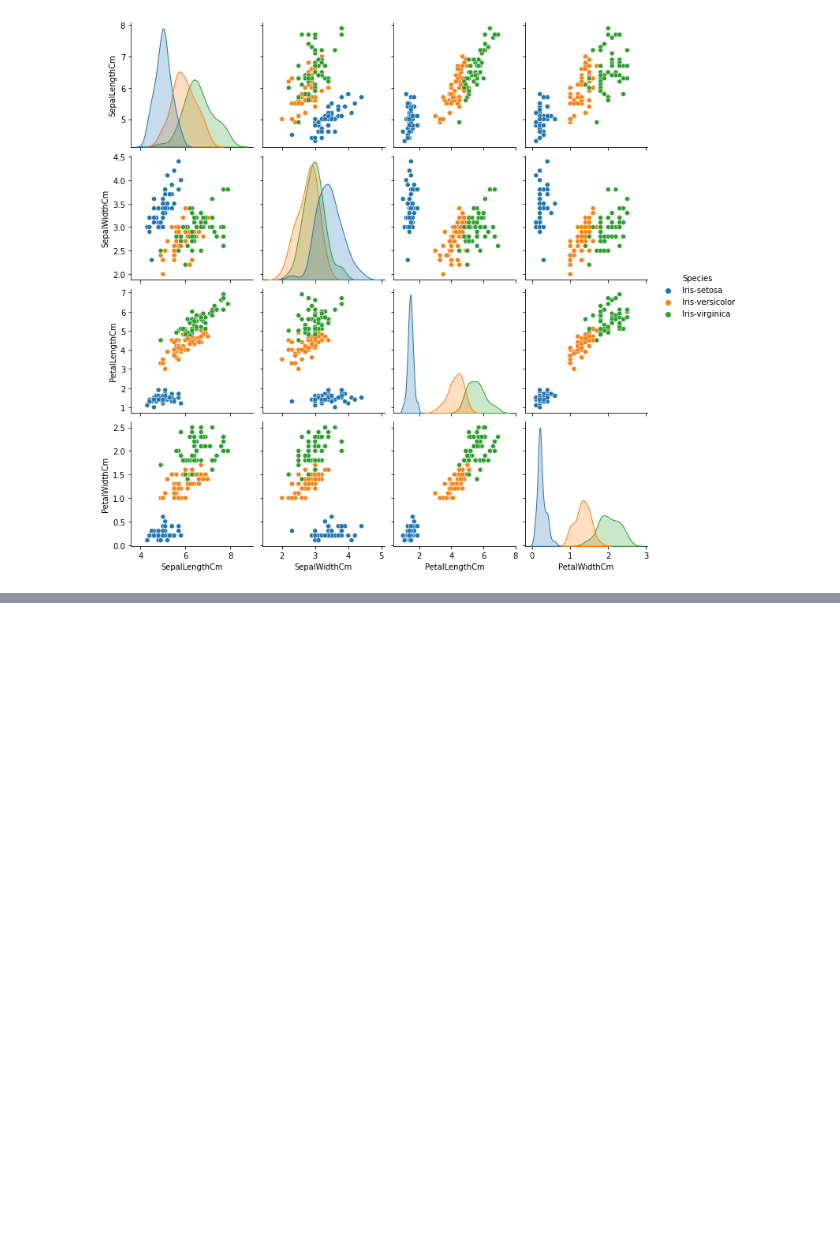
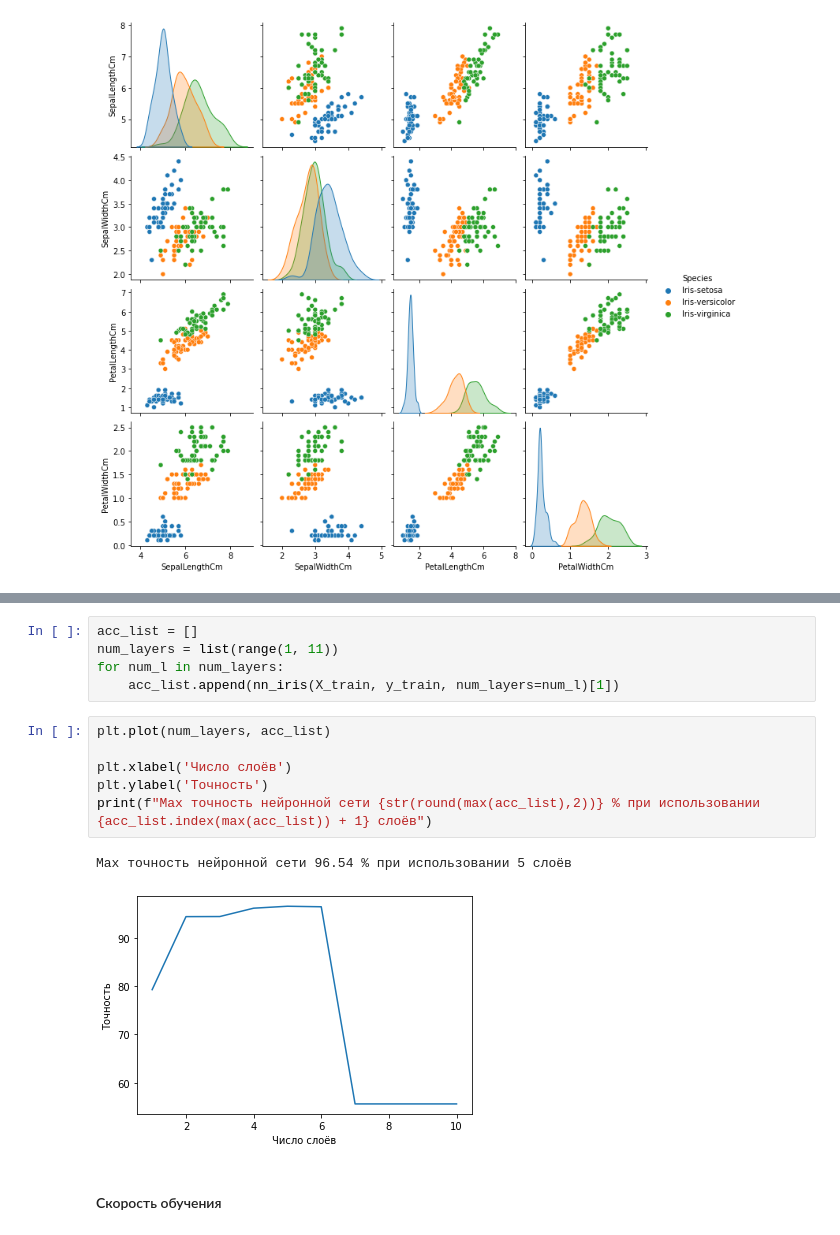
Before and after one commit to skyseedim/NN_intro, a Jupyter notebook: HW_1.ipynb, the cells around one changed output, grey strips where cells are left out. Cells and saved outputs as stored; diff of their text form; blank space fills up the shorter version.

```diff
--- a/HW_1.ipynb
+++ b/HW_1.ipynb
@@ -114,0 +149,16 @@ def(num_layers=2, learning_rate=0.01, num_steps=10000):
+# %%
+acc_list = []
+num_layers = list(range(1, 11))
+for num_l in num_layers:
+    acc_list.append(nn_iris(X_train, y_train, num_layers=num_l)[1])
+# %%
+plt.plot(num_layers, acc_list)
+
+plt.xlabel('Число слоёв')
+plt.ylabel('Точность')
+print(f"Max точность нейронной сети {str(round(max(acc_list),2))} % при использовании {acc_list.index(max(acc_list)) + 1} слоёв")
+# %% [output]
+Max точность нейронной сети 96.54 % при использовании 5 слоёв
+[figure, added]
+# %% [markdown]
+#### Скорость обучения
```
Also changed, not shown: parts of 15 cells of this notebook.
